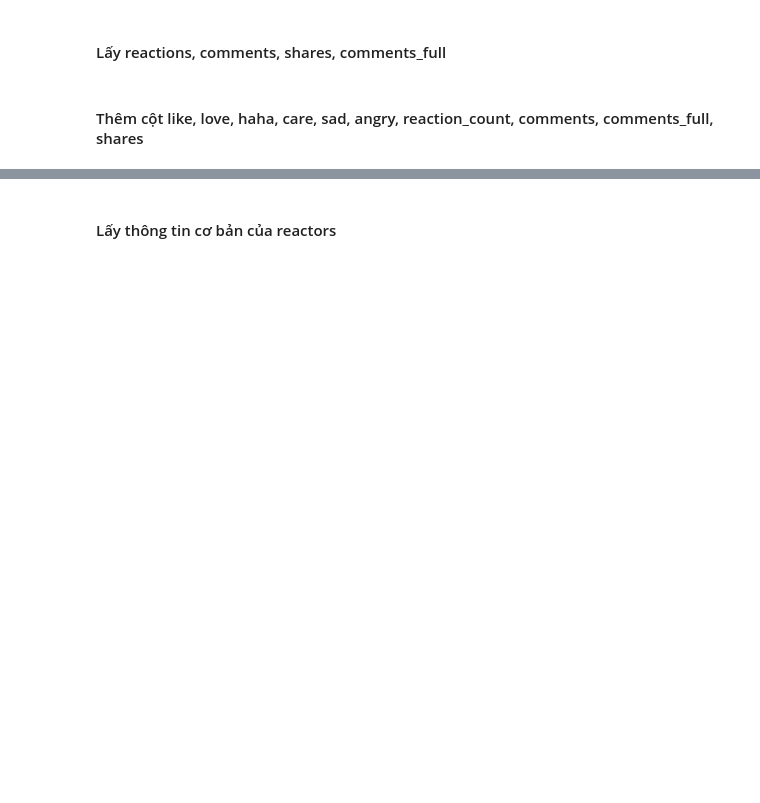
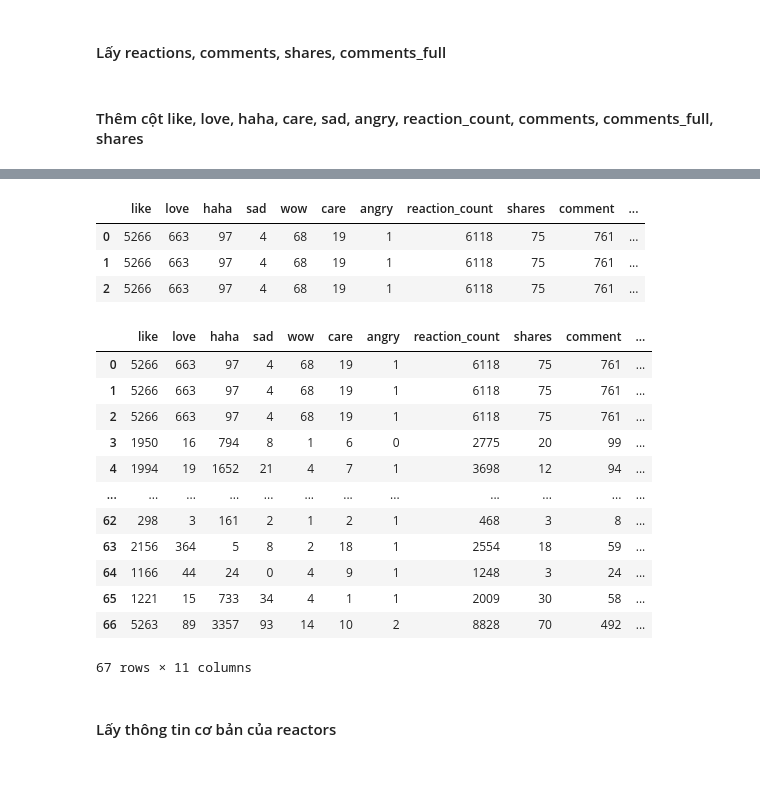
Before and after one commit to 4IUK/facebook_scraper, a Jupyter notebook: ex.ipynb, the cells around one changed output, grey strips where cells are left out. Cells and saved outputs as stored; diff of their text form; code cells hidden in the pictures; blank space fills up the shorter version.

```diff
--- a/ex.ipynb
+++ b/ex.ipynb
@@ -214,3 +258,42 @@ for id in post_id:
+# %%
+path = FOLDER_PATH + 'tempfile' + ".csv"
+
+df_temp = pd.DataFrame(matrix, columns=["like","love","haha","sad","wow","care","angry","reaction_count","shares","comment","comments_full"])
+df_temp.to_csv(path, index=False)
+# %%
+path2 = FOLDER_PATH + 'temp' + ".csv"
+
+temp1 = pd.read_csv(path)
+test2 = pd.read_csv(path2)
+
+temp1
+# %% [output]
+|  | like | love | haha | sad | wow | care | angry | reaction_count | shares | comment | ... |
+| 0 | 5266 | 663 | 97 | 4 | 68 | 19 | 1 | 6118 | 75 | 761 | ... |
+| 1 | 5266 | 663 | 97 | 4 | 68 | 19 | 1 | 6118 | 75 | 761 | ... |
+| 2 | 5266 | 663 | 97 | 4 | 68 | 19 | 1 | 6118 | 75 | 761 | ... |
+# %%
+df_Test = pd.concat([temp1, test2])
+path3 = FOLDER_PATH + 'temp0' + ".csv"
+
+df_Test.to_csv(path3, index=False)
+
+a = pd.read_csv(path3)
+a
+# %% [output]
+|  | like | love | haha | sad | wow | care | angry | reaction_count | shares | comment | ... |
+| 0 | 5266 | 663 | 97 | 4 | 68 | 19 | 1 | 6118 | 75 | 761 | ... |
+| 1 | 5266 | 663 | 97 | 4 | 68 | 19 | 1 | 6118 | 75 | 761 | ... |
+| 2 | 5266 | 663 | 97 | 4 | 68 | 19 | 1 | 6118 | 75 | 761 | ... |
+| 3 | 1950 | 16 | 794 | 8 | 1 | 6 | 0 | 2775 | 20 | 99 | ... |
+| 4 | 1994 | 19 | 1652 | 21 | 4 | 7 | 1 | 3698 | 12 | 94 | ... |
+| ... | ... | ... | ... | ... | ... | ... | ... | ... | ... | ... | ... |
+| 62 | 298 | 3 | 161 | 2 | 1 | 2 | 1 | 468 | 3 | 8 | ... |
+| 63 | 2156 | 364 | 5 | 8 | 2 | 18 | 1 | 2554 | 18 | 59 | ... |
+| 64 | 1166 | 44 | 24 | 0 | 4 | 9 | 1 | 1248 | 3 | 24 | ... |
+| 65 | 1221 | 15 | 733 | 34 | 4 | 1 | 1 | 2009 | 30 | 58 | ... |
+| 66 | 5263 | 89 | 3357 | 93 | 14 | 10 | 2 | 8828 | 70 | 492 | ... |
+67 rows × 11 columns
 # %%
 df_post['like'] = like_list
 df_post['love'] = love_list
```
Also changed, not shown: parts of 2 cells of this notebook, 13 other files.
